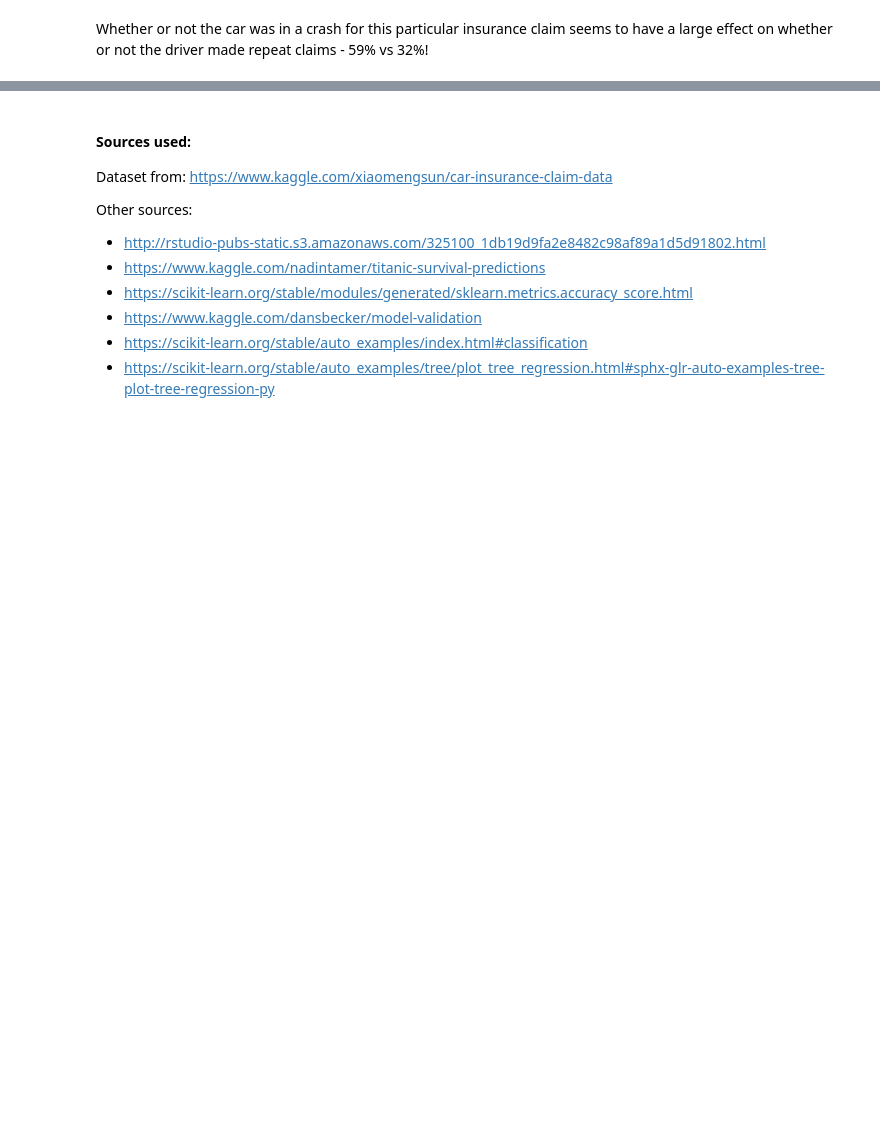
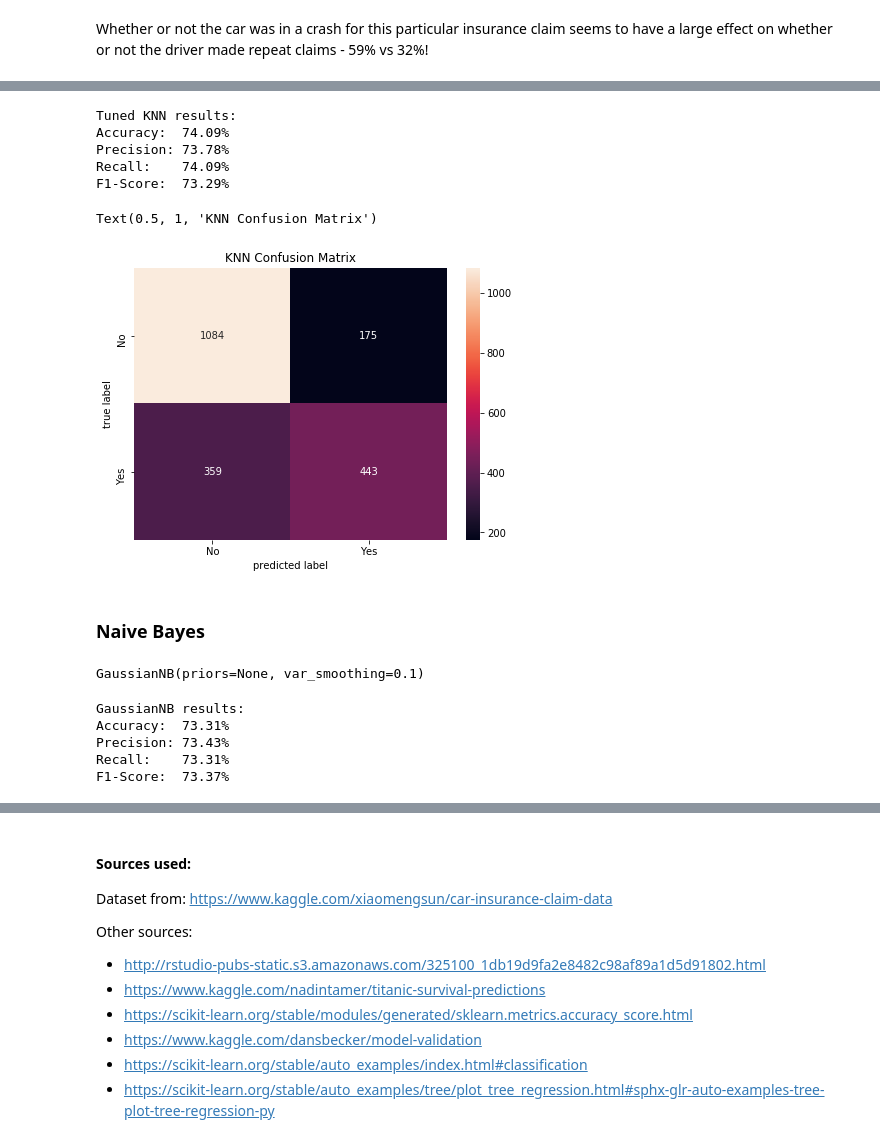
Before and after one commit to akashmavle5/EDA-ML-Car-Insurance, a Jupyter notebook: EDA and Machine Learning - Car Insurance Claims.ipynb, the cells around one changed output, grey strips where cells are left out. Drawn from its saved outputs; the diff is of its cells as text; code cells hidden in the pictures; blank space fills up the shorter version.

```diff
--- a/EDA and Machine Learning - Car Insurance Claims.ipynb
+++ b/EDA and Machine Learning - Car Insurance Claims.ipynb
@@ -640,0 +596,14 @@ The highest accuracy score achieved was 75%, using the Logistic Regression algor
+# %%
+from sklearn.model_selection import GridSearchCV
+
+params = {
+    'n_neighbors': [31,35,41,45,51,55],
+    'weights': ['uniform', 'distance'],
+    'p': [1,2]
+}
+
+grid = GridSearchCV(KNeighborsClassifier(),
+                   params,
+                   verbose=1)
+
+grid_results = grid.fit(X_train, y_train)
@@ -640,0 +614,35 @@ The highest accuracy score achieved was 75%, using the Logistic Regression algor
+# %%
+knn = grid_results.best_estimator_
+# %%
+preds = knn.predict(X_test)
+# %%
+print("Tuned KNN results:")
+print("Accuracy:  " + str(round(skm.accuracy_score(y_true=y_test,y_pred=preds) * 100, 2)) + "%")
+print("Precision: " + str(round(skm.precision_score(y_true=y_test,y_pred=preds,average='weighted') * 100, 2)) + "%")
+print("Recall:    " + str(round(skm.recall_score(y_true=y_test,y_pred=preds,average='weighted') * 100, 2)) + "%")
+print("F1-Score:  " + str(round(skm.f1_score(y_true=y_test,y_pred=preds,average='weighted') * 100, 2)) + "%")
+# %% [output]
+Tuned KNN results:
+Accuracy:  74.09%
+Precision: 73.78%
+Recall:    74.09%
+F1-Score:  73.29%
+# %%
+knn_cfmat = skm.confusion_matrix(
+    y_true=y_test,
+    y_pred=preds)
+# %%
+fig, ax = plt.subplots(figsize=(7,5))
+sns.heatmap(knn_cfmat,
+            xticklabels=['No', 'Yes'],
+            yticklabels=['No', 'Yes'],
+            annot=True,
+            fmt='g')
+plt.xlabel('predicted label')
+plt.ylabel('true label')
+plt.title('KNN Confusion Matrix')
+# %% [output]
+Text(0.5, 1, 'KNN Confusion Matrix')
+[figure, added]
+# %% [markdown]
+### Naive Bayes
@@ -640,0 +653,4 @@ The highest accuracy score achieved was 75%, using the Logistic Regression algor
+# %%
+gnb.fit(X_train,y_train)
+# %% [output]
+GaussianNB(priors=None, var_smoothing=0.1)
@@ -640,0 +659,12 @@ The highest accuracy score achieved was 75%, using the Logistic Regression algor
+# %%
+print("GaussianNB results:")
+print("Accuracy:  " + str(round(skm.accuracy_score(y_true=y_test,y_pred=preds) * 100, 2)) + "%")
+print("Precision: " + str(round(skm.precision_score(y_true=y_test,y_pred=preds,average='weighted') * 100, 2)) + "%")
+print("Recall:    " + str(round(skm.recall_score(y_true=y_test,y_pred=preds,average='weighted') * 100, 2)) + "%")
+print("F1-Score:  " + str(round(skm.f1_score(y_true=y_test,y_pred=preds,average='weighted') * 100, 2)) + "%")
+# %% [output]
+GaussianNB results:
+Accuracy:  73.31%
+Precision: 73.43%
+Recall:    73.31%
+F1-Score:  73.37%
```
Also changed, not shown: parts of 89 cells of this notebook.
